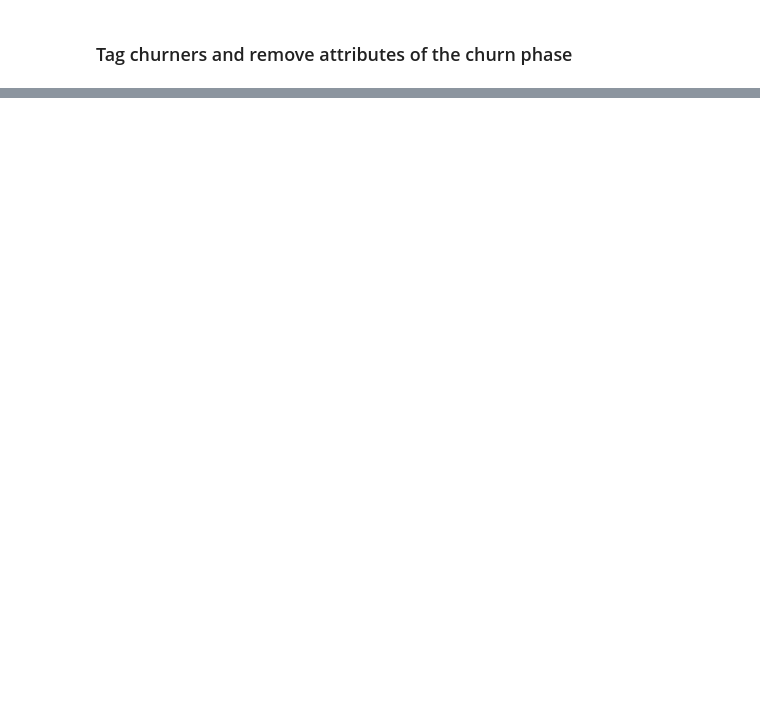
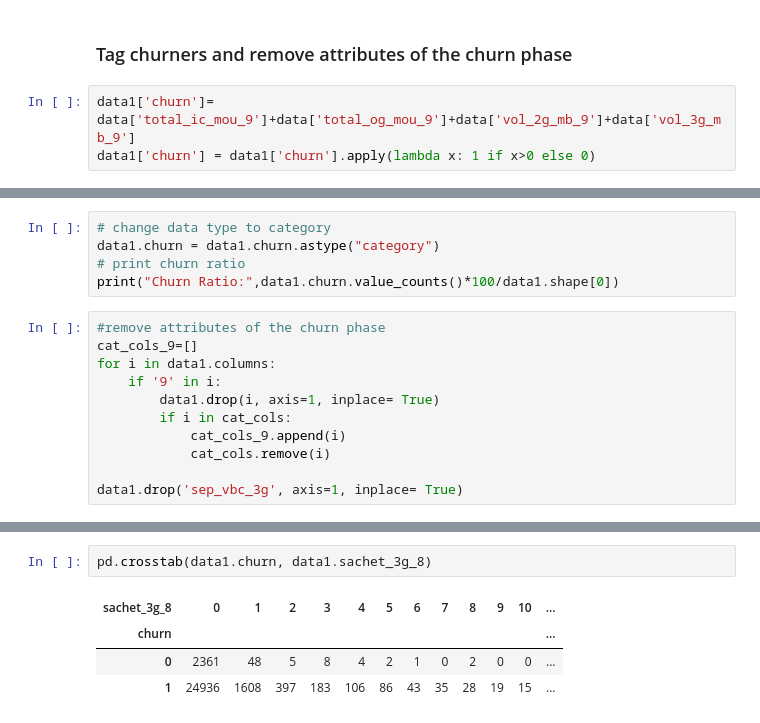
Before and after one commit to sanjanabansal1994/Telecom-Churn-Project, a Jupyter notebook: Telecom_Case_study.ipynb, the cells around one changed output, grey strips where cells are left out. Cells and saved outputs as stored; diff of their text form; blank space fills up the shorter version.

```diff
--- a/Telecom_Case_study.ipynb
+++ b/Telecom_Case_study.ipynb
@@ -317,2 +128,5 @@ After removing the manual columns the shape of dataframe is: (29953, 186)
 # %% [markdown]
 ### Tag churners and remove attributes of the churn phase
+# %%
+data1['churn']= data['total_ic_mou_9']+data['total_og_mou_9']+data['vol_2g_mb_9']+data['vol_3g_mb_9']
+data1['churn'] = data1['churn'].apply(lambda x: 1 if x>0 else 0)
@@ -318,0 +135,16 @@ After removing the manual columns the shape of dataframe is: (29953, 186)
+# %%
+# change data type to category
+data1.churn = data1.churn.astype("category")
+# print churn ratio
+print("Churn Ratio:",data1.churn.value_counts()*100/data1.shape[0])
+# %%
+#remove attributes of the churn phase
+cat_cols_9=[]
+for i in data1.columns:
+    if '9' in i:
+        data1.drop(i, axis=1, inplace= True)
+        if i in cat_cols:
+            cat_cols_9.append(i)
+            cat_cols.remove(i)
+
+data1.drop('sep_vbc_3g', axis=1, inplace= True)
@@ -318,0 +222,7 @@ After removing the manual columns the shape of dataframe is: (29953, 186)
+# %%
+pd.crosstab(data1.churn, data1.sachet_3g_8)
+# %% [output]
+| sachet_3g_8 | 0 | 1 | 2 | 3 | 4 | 5 | 6 | 7 | 8 | 9 | 10 | ... |
+| churn |  |  |  |  |  |  |  |  |  |  |  | ... |
+| 0 | 2361 | 48 | 5 | 8 | 4 | 2 | 1 | 0 | 2 | 0 | 0 | ... |
+| 1 | 24936 | 1608 | 397 | 183 | 106 | 86 | 43 | 35 | 28 | 19 | 15 | ... |
```
Also changed, not shown: parts of 47 cells of this notebook.
